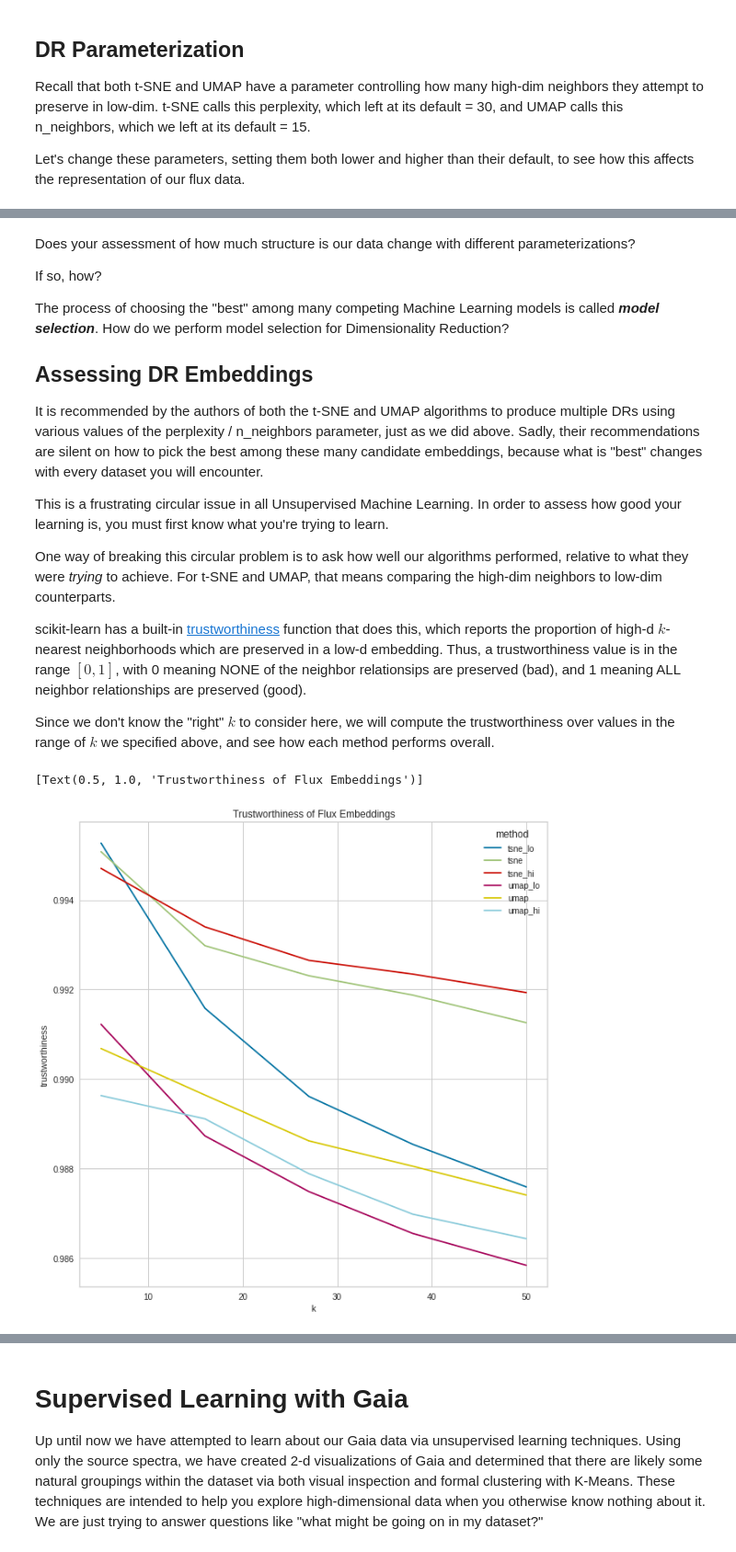
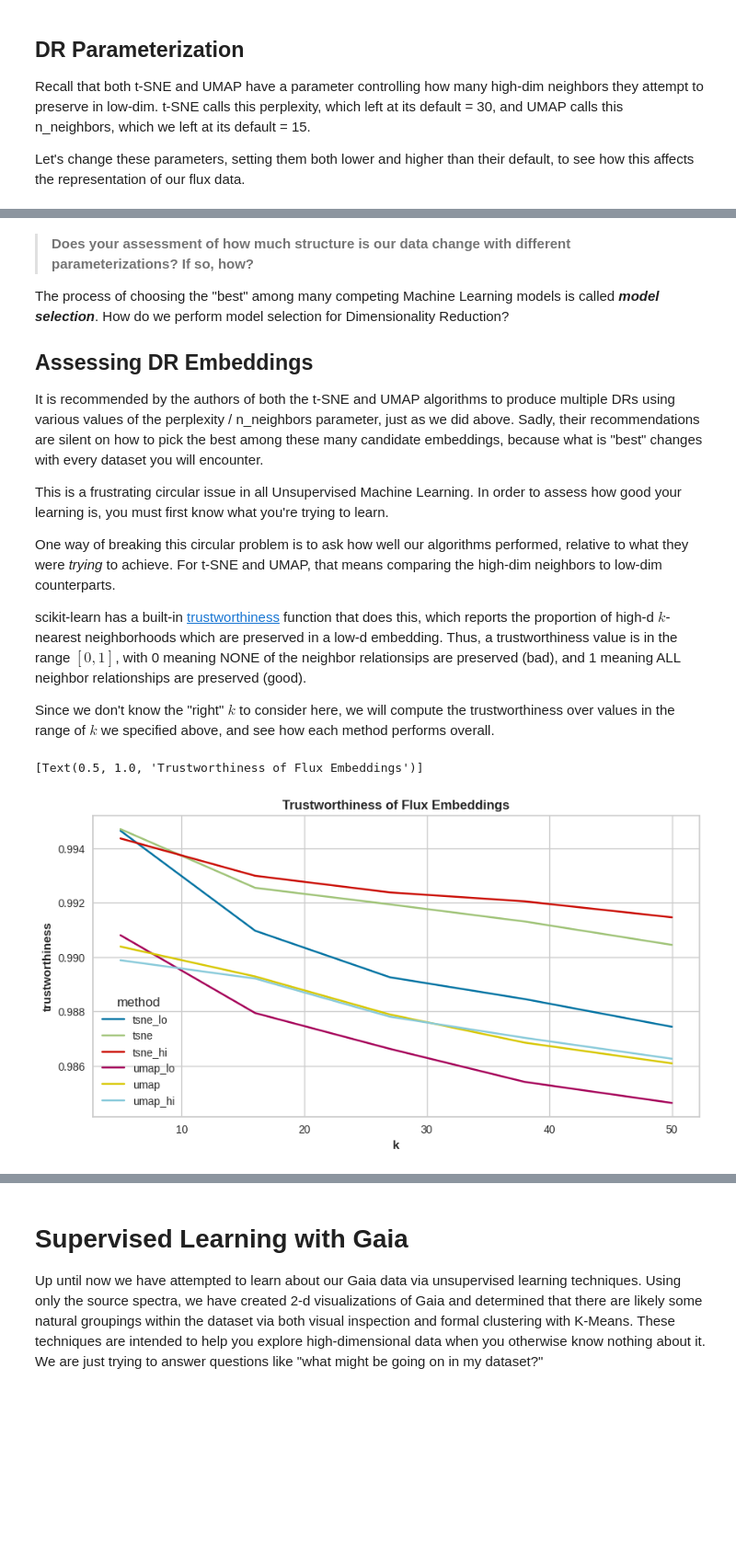
Before and after one commit to jt-ut/GaiaREU, a Jupyter notebook: GaiaREU-ML_v1.ipynb, the cells around one changed output, grey strips where cells are left out. Shown at 92% size. Cells and saved outputs as stored; diff of their text form; code cells hidden in the pictures; blank space fills up the shorter version.

```diff
--- a/GaiaREU-ML_v1.ipynb
+++ b/GaiaREU-ML_v1.ipynb
@@ -156,7 +161,7 @@ Wed Jul  5 13:51:30 2023 Finished embedding
 # %%
 ## Visualize the PCA, t-SNE, and UMAP representations of our flux data
-plt.rcParams['figure.dpi'] = 72
-plt.rcParams['figure.figsize'] = (20,10)
+plt.rcParams['figure.figsize'] = (15,5)
+
 fig, axes = plt.subplots(1, 3)
 fig.tight_layout()
 sns.scatterplot(x='x', y='y', data = X_pca, s=10, ax=axes[0]).set(title='2-d PCA Embedding')
@@ -179,12 +184,11 @@ The field of statistics offers many tools to help us "see" signals despite the p
 Let's see what a smoothed version of our DR visualizations looks like.
 # %%
 ## Smoother visualizations of our embedded flux data
-plt.rcParams['figure.dpi'] = 72
-plt.rcParams['figure.figsize'] = (20,10)
+plt.rcParams['figure.figsize'] = (15,5)
 fig, axes = plt.subplots(1, 3)
 fig.tight_layout()
-sns.kdeplot(data=X_pca, x='x', y='y', fill = True, cmap = "PuBu", ax=axes[0]).set(title='2-Smoothed PCA Embedding')
-sns.kdeplot(data=X_tsne, x='x', y='y', fill = True, cmap = "PuBu", ax=axes[1]).set(title='2-Smoothed t-SNE Embedding')
-sns.kdeplot(data=X_umap, x='x', y='y', fill = True, cmap = "PuBu", ax=axes[2]).set(title='2-Smoothed UMAP Embedding')
+sns.kdeplot(data=X_pca, x='x', y='y', fill = True, cmap = "PuBu", ax=axes[0]).set(title='Smoothed PCA Embedding')
+sns.kdeplot(data=X_tsne, x='x', y='y', fill = True, cmap = "PuBu", ax=axes[1]).set(title='Smoothed t-SNE Embedding')
+sns.kdeplot(data=X_umap, x='x', y='y', fill = True, cmap = "PuBu", ax=axes[2]).set(title='Smoothed UMAP Embedding')
 plt.show()
 # %% [output]
@@ -257,7 +261,6 @@ Wed Jul  5 13:53:48 2023 Finished embedding
 # %%
 ## Visualize the original parameterizations along with their lo and hi counterparts
-plt.rcParams['figure.dpi'] = 72
-plt.rcParams['figure.figsize'] = (20,10)
+plt.rcParams['figure.figsize'] = (15,10)
 fig, axes = plt.subplots(2, 3)
 fig.tight_layout()
 sns.scatterplot(x='x', y='y', data = X_tsne_lo, s=10, ax=axes[0][0]).set(title='t-SNE, low perplexity')
@@ -272,7 +275,6 @@ plt.show()
 # %%
 ## Smoothed versions of the above
-plt.rcParams['figure.dpi'] = 72
-plt.rcParams['figure.figsize'] = (20,10)
+plt.rcParams['figure.figsize'] = (15,10)
 fig, axes = plt.subplots(2, 3)
 fig.tight_layout()
 sns.kdeplot(data=X_tsne_lo, x='x', y='y', fill = True, cmap = "PuBu", ax=axes[0][0]).set(title='t-SNE, low perplexity')
@@ -287,7 +289,5 @@ plt.show()
 # %% [markdown]
-Does your assessment of how much structure is our data change with different parameterizations?
-
-If so, how?
+> **Does your assessment of how much structure is our data change with different parameterizations? If so, how?**
 
 The process of choosing the "best" among many competing Machine Learning models is called ***model selection***. How do we perform model selection for Dimensionality Reduction?
 
@@ -305,20 +305,20 @@ Since we don't know the "right" $k$ to consider here, we will compute the trustw
 # %%
 ## Define a grid of evenly spaced
 k_grid = np.linspace(start=min(lo_perplexity, lo_n_neighbors), stop=max(hi_perplexity, hi_n_neighbors), num = 5).astype('int')
 ## Compute trustworthiness for each method, at each value of k in our range
 trust = pd.DataFrame(columns = ['method','k','trustworthiness'])
 for k in k_grid:
   trust.loc[len(trust)] = ['tsne_lo', k, trustworthiness(X=flux, X_embedded=X_tsne_lo, n_neighbors=k, metric='euclidean')]
   trust.loc[len(trust)] = ['tsne', k, trustworthiness(X=flux, X_embedded=X_tsne, n_neighbors=k, metric='euclidean')]
   trust.loc[len(trust)] = ['tsne_hi', k, trustworthiness(X=flux, X_embedded=X_tsne_hi, n_neighbors=k, metric='euclidean')]
   trust.loc[len(trust)] = ['umap_lo', k, trustworthiness(X=flux, X_embedded=X_umap_lo, n_neighbors=k, metric='euclidean')]
   trust.loc[len(trust)] = ['umap', k, trustworthiness(X=flux, X_embedded=X_umap, n_neighbors=k, metric='euclidean')]
   trust.loc[len(trust)] = ['umap_hi', k, trustworthiness(X=flux, X_embedded=X_umap_hi, n_neighbors=k, metric='euclidean')]
 
 ## Plot results
-plt.rcParams['figure.figsize'] = (10,10)
+plt.rcParams['figure.figsize'] = (10,5)
 sns.lineplot(x='k', y='trustworthiness', data=trust, hue='method').set(title='Trustworthiness of Flux Embeddings')
 # %% [output]
 [Text(0.5, 1.0, 'Trustworthiness of Flux Embeddings')]
-[figure, old version]
+[figure, new version]
 # %% [markdown]
```
Also changed, not shown: parts of 46 cells of this notebook.
